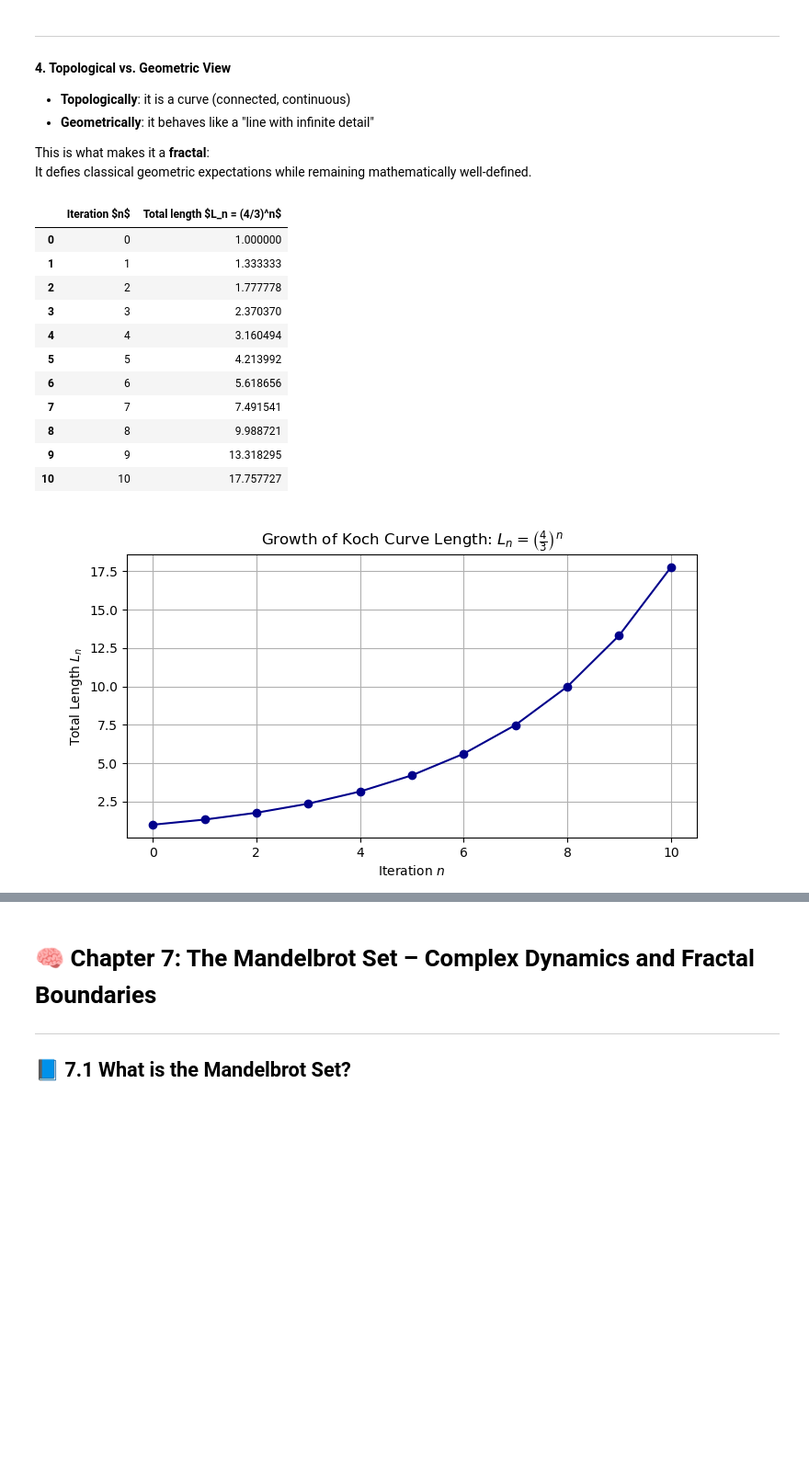
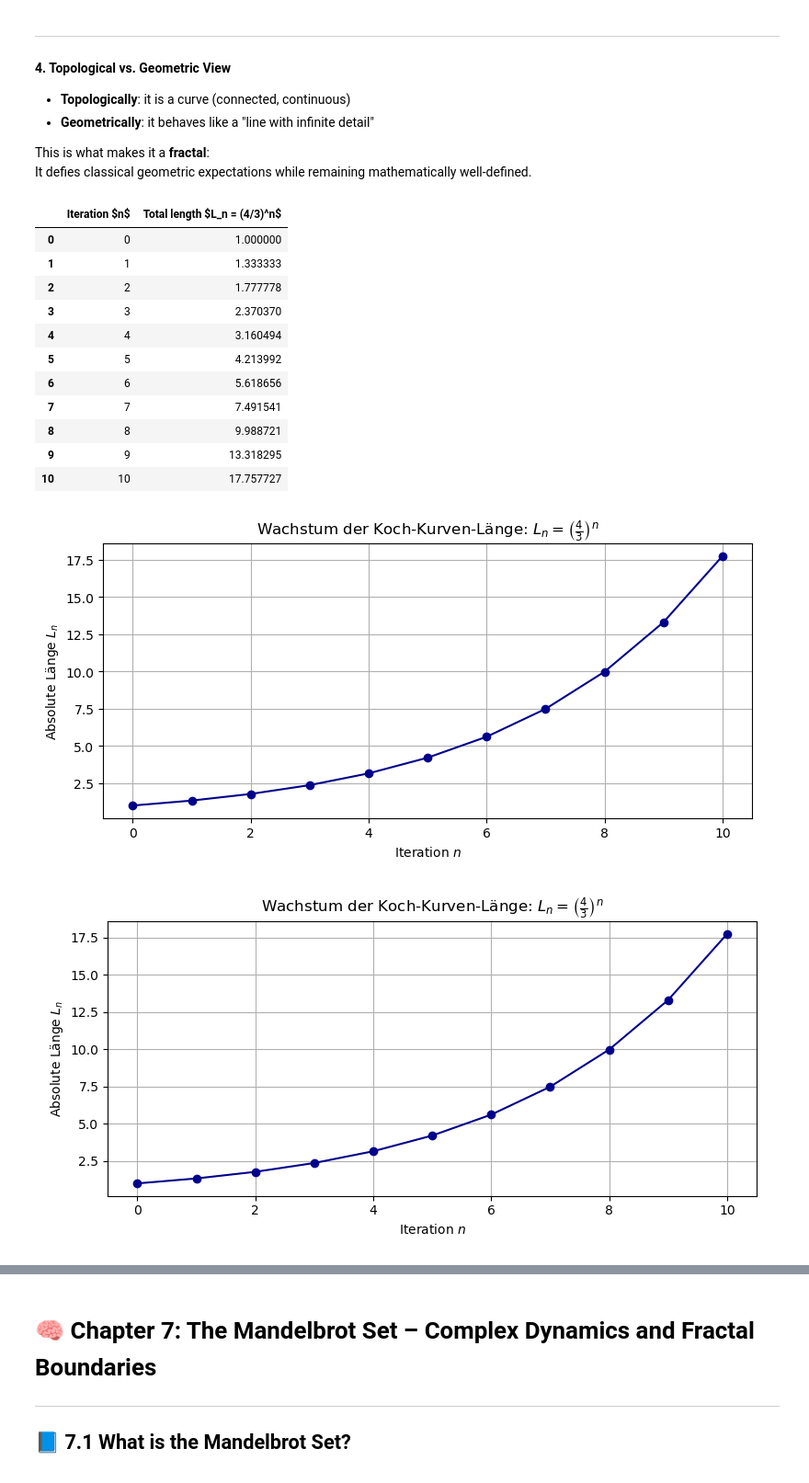
Before and after one commit to codergod1337/JupyterNotebooks, a Jupyter notebook: Fraktale/vortrag.ipynb, the cells around one changed output, grey strips where cells are left out. Shown: that part at 92% size. Drawn from its saved outputs; the diff is of its cells as text; code cells hidden in the pictures; blank space fills up the shorter version.

```diff
--- a/Fraktale/vortrag.ipynb
+++ b/Fraktale/vortrag.ipynb
@@ -397,6 +414,7 @@ This is what makes it a **fractal**:
 It defies classical geometric expectations while remaining mathematically well-defined.
 # %%
 import matplotlib.pyplot as plt
+
 import numpy as np
 import pandas as pd
 
@@ -406,38 +424,39 @@ class kochcurve:
     @staticmethod
     def length_growth(max_iter=10):
         n_values = np.arange(0, max_iter + 1)
-        L_values = (4 / 3) ** n_values  # Lₙ = (4/3)^n
+        L_values = (4 / 3) ** n_values
 
-        # Tabelle als DataFrame
+        # Tabelle anzeigen
         df = pd.DataFrame({
             "Iteration $n$": n_values,
             "Total length $L_n = (4/3)^n$": L_values
         })
-
         display(df)
 
-        # Plot der Länge
+        # Plot erstellen und sichtbar machen
         fig, ax = plt.subplots(figsize=(8, 4), dpi=100)
         ax.plot(n_values, L_values, marker='o', linestyle='-', color='darkblue')
-        ax.set_title("Growth of Koch Curve Length: $L_n = \\left(\\frac{4}{3}\\right)^n$")
+        ax.set_title("Wachstum der Koch-Kurven-Länge: $L_n = \\left(\\frac{4}{3}\\right)^n$")
         ax.set_xlabel("Iteration $n$")
-        ax.set_ylabel("Total Length $L_n$")
+        ax.set_ylabel("Absolute Länge $L_n$")
         ax.grid(True)
-        plt.show()
+        plt.tight_layout()
+        display(fig)  # <<< wichtig für VS Code!
 
 # === Aufruf
 kochcurve.length_growth(max_iter=10)
 # %% [output]
 |  | Iteration $n$ | Total length $L_n = (4/3)^n$ |
 | 0 | 0 | 1.000000 |
 | 1 | 1 | 1.333333 |
 | 2 | 2 | 1.777778 |
 | 3 | 3 | 2.370370 |
 | 4 | 4 | 3.160494 |
 | 5 | 5 | 4.213992 |
 | 6 | 6 | 5.618656 |
 | 7 | 7 | 7.491541 |
 | 8 | 8 | 9.988721 |
 | 9 | 9 | 13.318295 |
 | 10 | 10 | 17.757727 |
-[figure, old version]
+[figure, new version]
+[figure, added]
```
Also changed, not shown: parts of 34 cells of this notebook.
